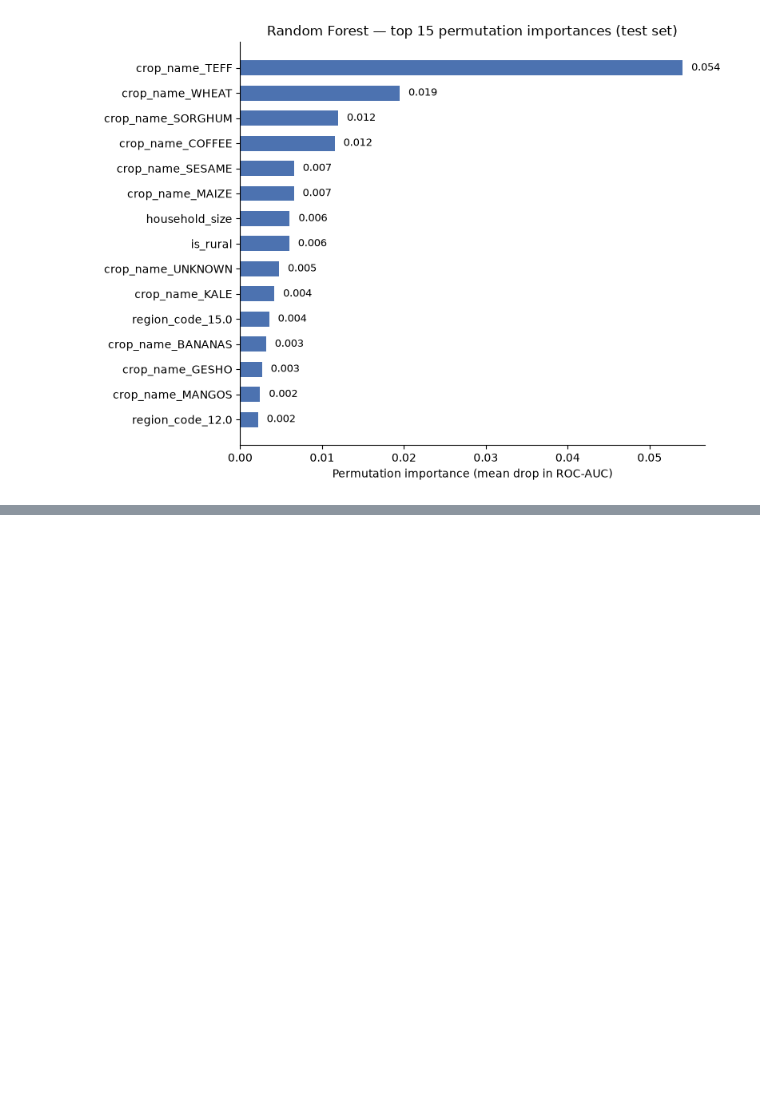
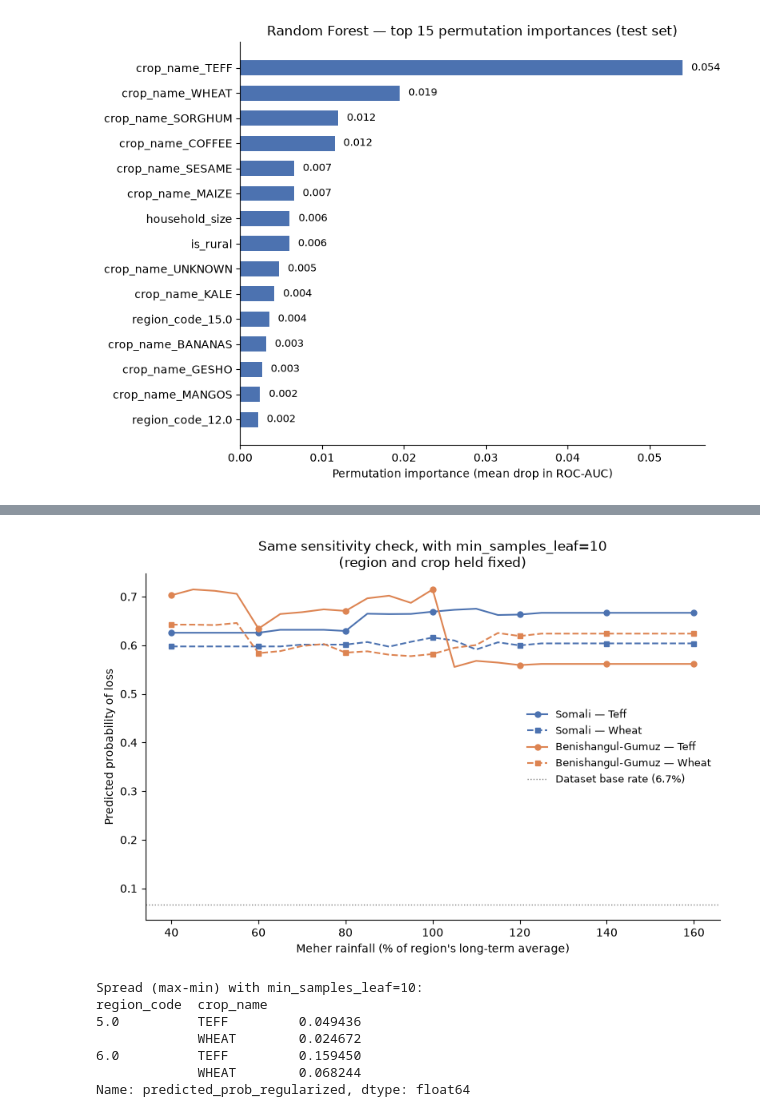
Before and after one commit to Melkam22/crop-loss-predictor-app, a Jupyter notebook: notebooks/03_modeling.ipynb, the cells around one changed output, grey strips where cells are left out. Cells and saved outputs as stored; diff of their text form; code cells hidden in the pictures; blank space fills up the shorter version.

```diff
--- a/notebooks/03_modeling.ipynb
+++ b/notebooks/03_modeling.ipynb
@@ -334,0 +654,12 @@ plt.show()
+# %%
+rf_regularized = RandomForestClassifier(
+    class_weight="balanced", min_samples_leaf=10, random_state=42, n_jobs=-1
+)
+rf_regularized.fit(X_train_no_year, y_train)
+
+y_pred_reg = rf_regularized.predict(X_test_no_year)
+y_proba_reg = rf_regularized.predict_proba(X_test_no_year)[:, 1]
+auc_reg = roc_auc_score(y_test, y_proba_reg)
+
+print(classification_report(y_test, y_pred_reg, target_names=["No loss", "Loss"]))
+print(f"ROC-AUC: {auc_reg:.3f} (unregularized rf_no_year was 0.748)")
@@ -334,0 +677,34 @@ plt.show()
+# %%
+scenario_df["predicted_prob_regularized"] = rf_regularized.predict_proba(X_scenario)[:, 1]
+
+fig, ax = plt.subplots(figsize=(8, 5.5))
+for region, crop in product(scenario_regions, scenario_crops):
+    subset = scenario_df[(scenario_df["region_code"] == region) & (scenario_df["crop_name"] == crop)]
+    label = f"{region_name_lookup[region]} — {crop.title()}"
+    ax.plot(subset["rainfall_meher_pct_of_avg"], subset["predicted_prob_regularized"],
+            color=REGION_COLORS[region], markevery=4, markersize=5, label=label,
+            **CROP_STYLES[crop])
+
+ax.axhline(base_rate, color="gray", linewidth=1, linestyle=":",
+           label=f"Dataset base rate ({base_rate:.1%})")
+ax.spines[["top", "right"]].set_visible(False)
+ax.set_xlabel("Meher rainfall (% of region's long-term average)")
+ax.set_ylabel("Predicted probability of loss")
+ax.set_title("Same sensitivity check, with min_samples_leaf=10\n(region and crop held fixed)")
+ax.legend(frameon=False, fontsize=9)
+plt.tight_layout()
+plt.show()
+
+spread_reg = (scenario_df.groupby(["region_code", "crop_name"])["predicted_prob_regularized"].max()
+              - scenario_df.groupby(["region_code", "crop_name"])["predicted_prob_regularized"].min())
+print("Spread (max-min) with min_samples_leaf=10:")
+print(spread_reg)
+# %% [output]
+[figure, added]
+Spread (max-min) with min_samples_leaf=10:
+region_code  crop_name
+5.0          TEFF         0.049436
+             WHEAT        0.024672
+6.0          TEFF         0.159450
+             WHEAT        0.068244
+Name: predicted_prob_regularized, dtype: float64
```
Also changed, not shown: parts of 14 cells of this notebook, 2 other files.
